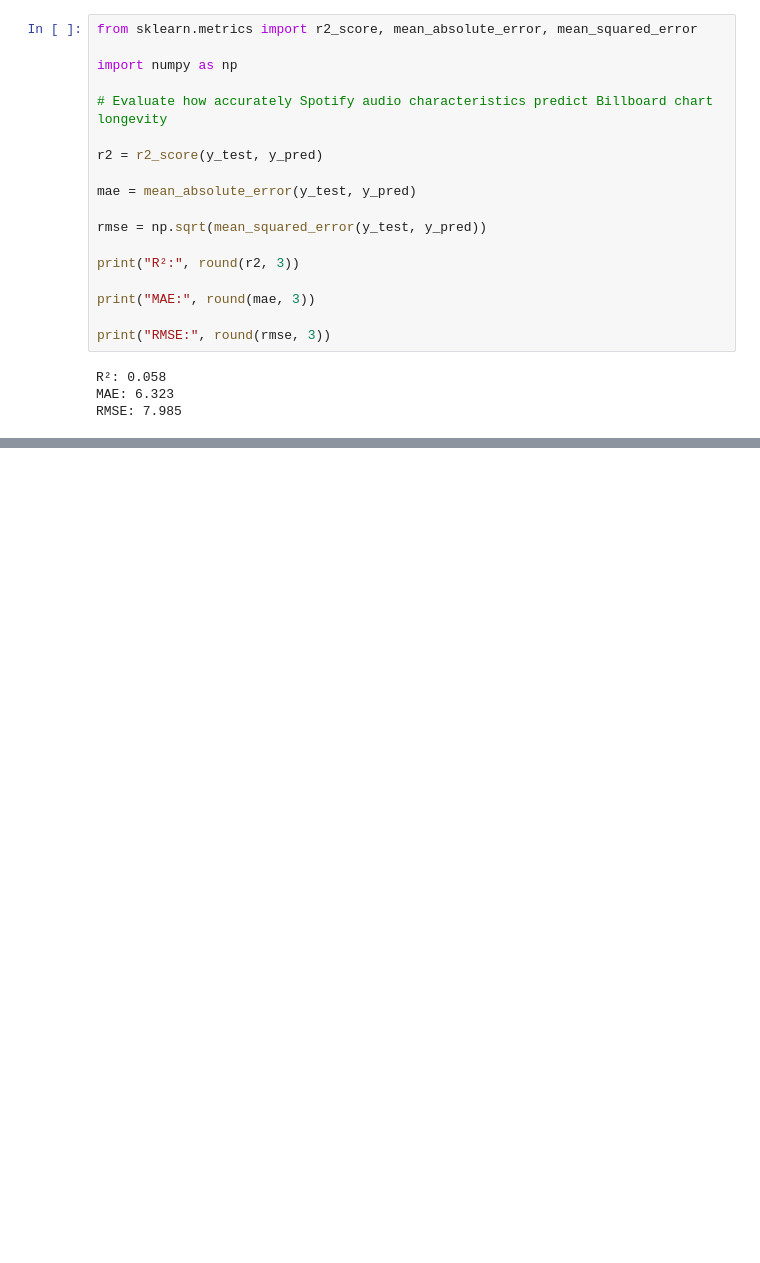
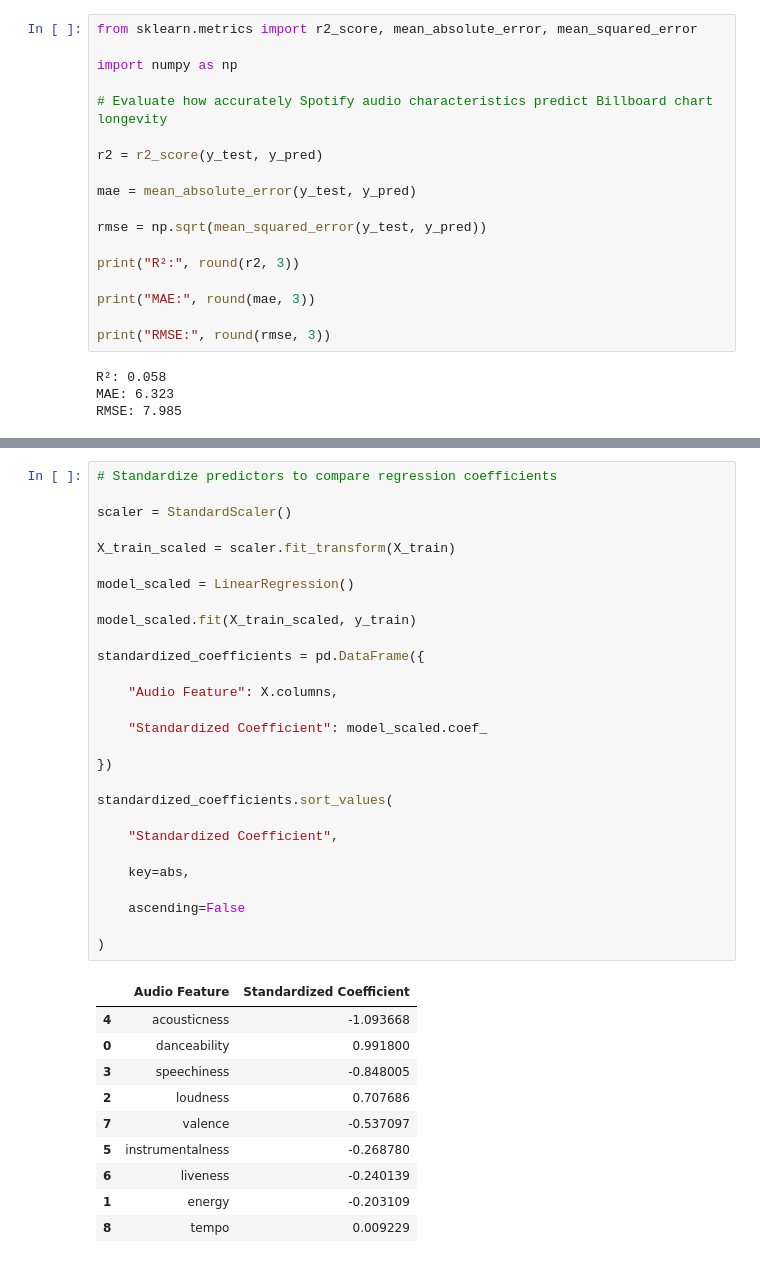
Before and after one commit to rheahalebeed/BA305-A3-Billboard-Spotify-Project, a Jupyter notebook: BA305ProjectCode.ipynb, the cells around one changed output, grey strips where cells are left out. Saved outputs shown, nothing was run; the diff lists cells and outputs as text; blank space fills up the shorter version.

```diff
--- a/BA305ProjectCode.ipynb
+++ b/BA305ProjectCode.ipynb
@@ -467,0 +799,39 @@ RMSE: 7.985
+# %%
+# Standardize predictors to compare regression coefficients
+
+scaler = StandardScaler()
+
+X_train_scaled = scaler.fit_transform(X_train)
+
+model_scaled = LinearRegression()
+
+model_scaled.fit(X_train_scaled, y_train)
+
+standardized_coefficients = pd.DataFrame({
+
+    "Audio Feature": X.columns,
+
+    "Standardized Coefficient": model_scaled.coef_
+
+})
+
+standardized_coefficients.sort_values(
+
+    "Standardized Coefficient",
+
+    key=abs,
+
+    ascending=False
+
+)
+# %% [output]
+|  | Audio Feature | Standardized Coefficient |
+| 4 | acousticness | -1.093668 |
+| 0 | danceability | 0.991800 |
+| 3 | speechiness | -0.848005 |
+| 2 | loudness | 0.707686 |
+| 7 | valence | -0.537097 |
+| 5 | instrumentalness | -0.268780 |
+| 6 | liveness | -0.240139 |
+| 1 | energy | -0.203109 |
+| 8 | tempo | 0.009229 |
```
Also changed, not shown: parts of 16 cells of this notebook.
